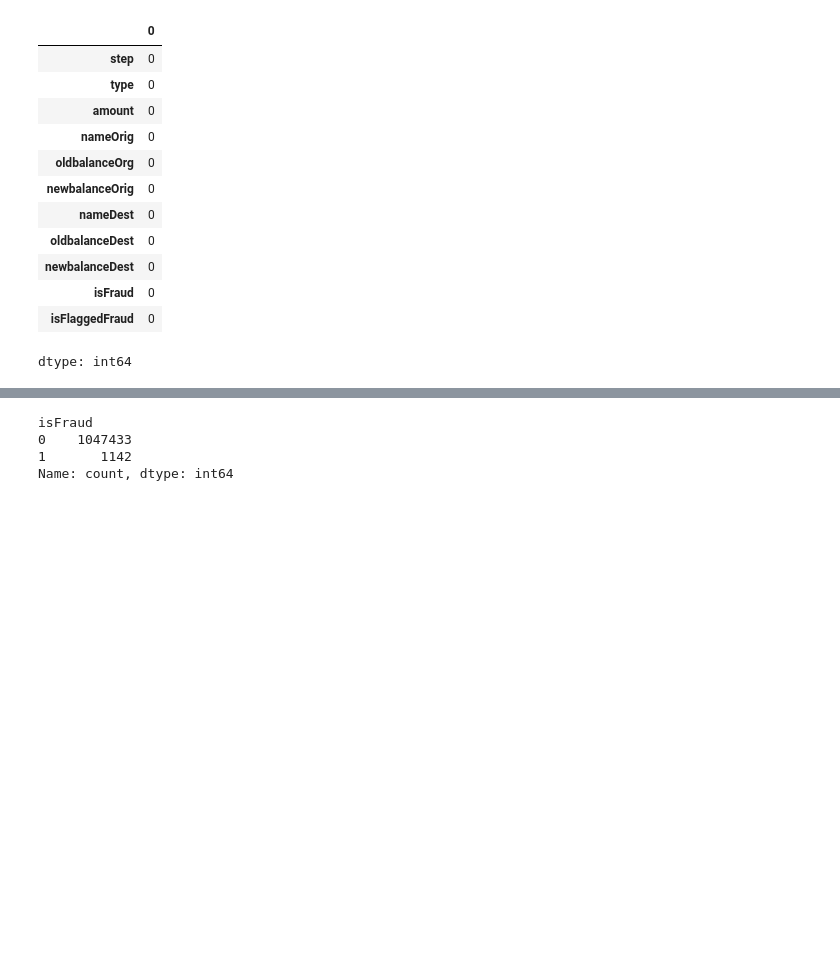
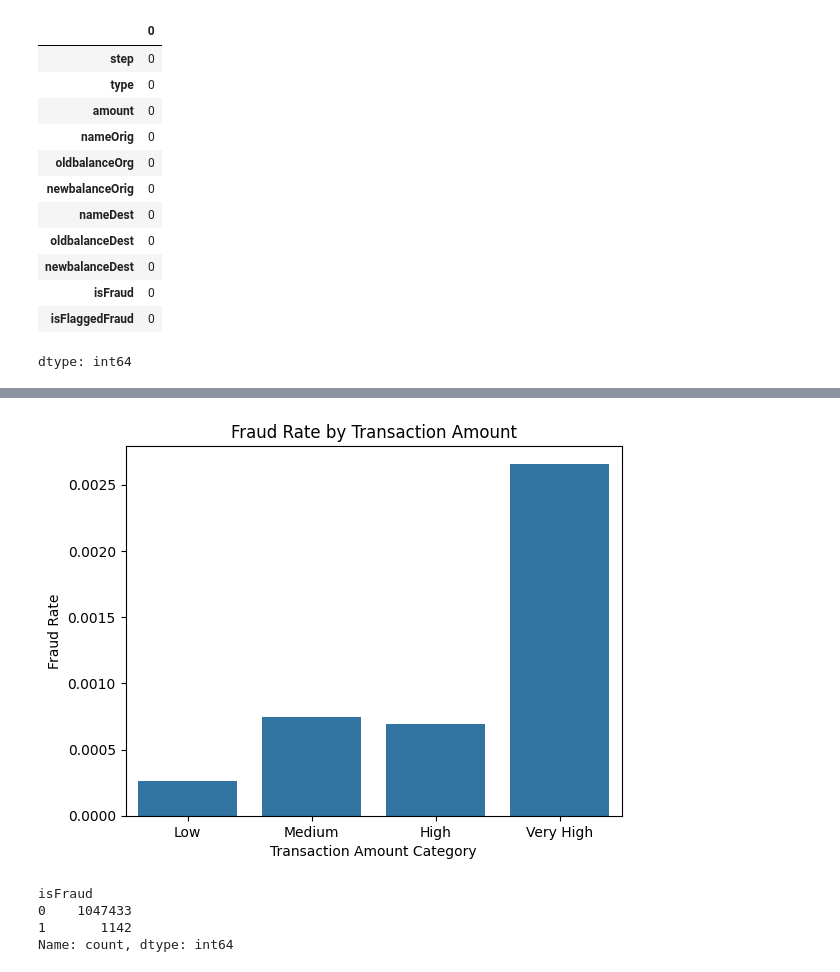
Before and after one commit to glennamaria/Projects, a Jupyter notebook: Fraud detection in e-commerce transactions problem.ipynb, the cells around one changed output, grey strips where cells are left out. Drawn from its saved outputs; the diff is of its cells as text; code cells hidden in the pictures; blank space fills up the shorter version.

```diff
--- a/Fraud detection in e-commerce transactions problem.ipynb
+++ b/Fraud detection in e-commerce transactions problem.ipynb
@@ -96,3 +125,17 @@ dtype: int64
+# %%
+import seaborn as sns
+import matplotlib.pyplot as plt
+
+df['amount_category'] = pd.qcut(df['amount'], q=4, labels=["Low", "Medium", "High", "Very High"])
+fraud_rate = df.groupby('amount_category')['isFraud'].mean()
+
+sns.barplot(x=fraud_rate.index, y=fraud_rate.values)
+plt.title("Fraud Rate by Transaction Amount")
+plt.xlabel("Transaction Amount Category")
+plt.ylabel("Fraud Rate")
+plt.show()
+# %% [output]
+[figure, added]
 # %%
 # Count fraud vs. non-fraud transactions
 fraud_counts = df['isFraud'].value_counts()
```
Also changed, not shown: parts of 13 cells of this notebook.
